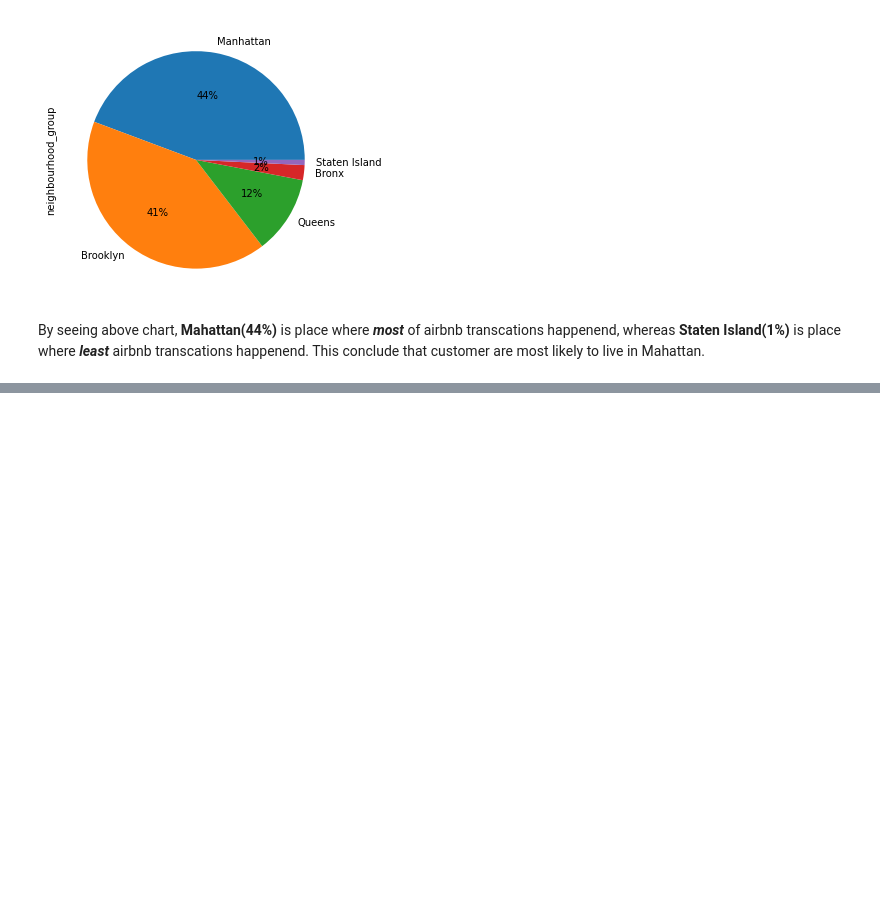
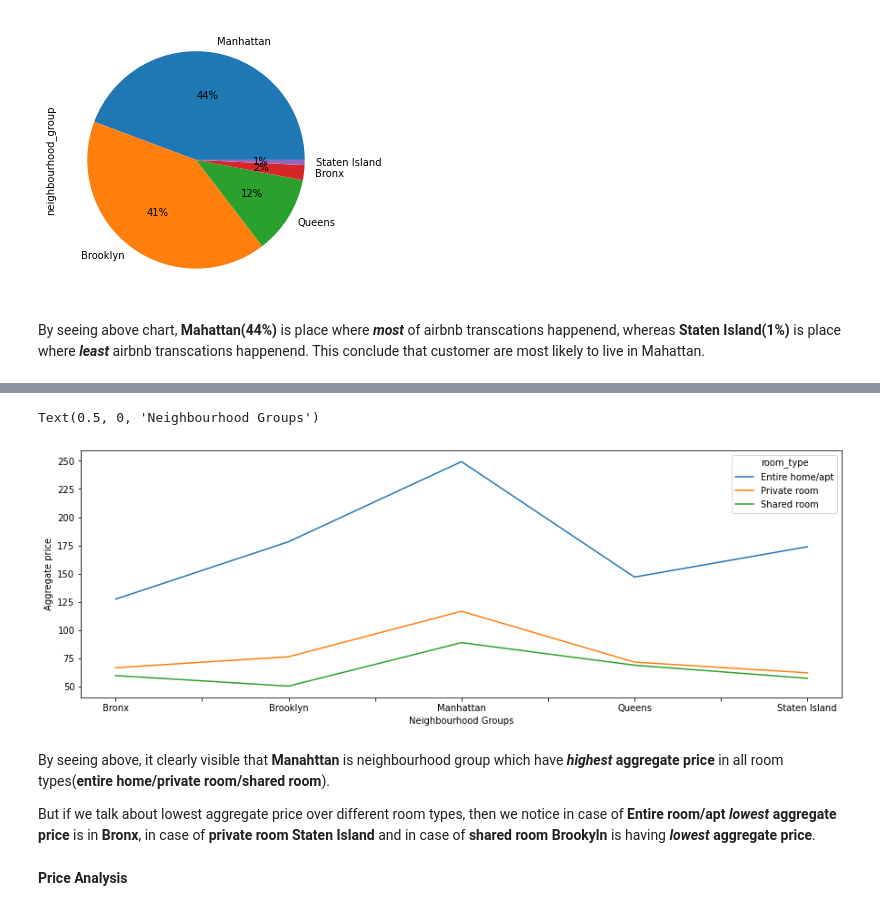
Before and after one commit to abhinavsingh-github/airbnb-booking-analysis, a Jupyter notebook: Abhinav_Singh_Airbnb_Bookings_Analysis_Capstone_Project.ipynb, the cells around one changed output, grey strips where cells are left out. Cells and saved outputs as stored; diff of their text form; code cells hidden in the pictures; blank space fills up the shorter version.

```diff
--- a/Abhinav_Singh_Airbnb_Bookings_Analysis_Capstone_Project.ipynb
+++ b/Abhinav_Singh_Airbnb_Bookings_Analysis_Capstone_Project.ipynb
@@ -220,0 +248,4 @@ By seeing above chart, **Mahattan(44%)** is place where ***most*** of airbnb tra
+# %%
+# Aggregate price of room_type over each neighbourhood_group
+aggprice = airbnb.groupby(['neighbourhood_group','room_type'])['price'].agg(np.mean).unstack()
+print(aggprice)
@@ -220,0 +260,15 @@ By seeing above chart, **Mahattan(44%)** is place where ***most*** of airbnb tra
+# %%
+# Plotting line graph
+aggprice.plot(kind="line", figsize=(15,5))
+
+plt.ylabel('Aggregate price')
+plt.xlabel('Neighbourhood Groups')
+# %% [output]
+Text(0.5, 0, 'Neighbourhood Groups')
+[figure, added]
+# %% [markdown]
+By seeing above, it clearly visible that **Manahttan** is neighbourhood group which have ***highest* aggregate price** in all room types(**entire home/private room/shared room**).
+
+But if we talk about lowest aggregate price over different room types, then we notice in case of **Entire room/apt *lowest* aggregate price** is in **Bronx**, in case of **private room Staten Island** and in case of **shared room Brookyln** is having ***lowest* aggregate price**.
+# %% [markdown]
+**Price Analysis**
```
Also changed, not shown: parts of 17 cells of this notebook.
